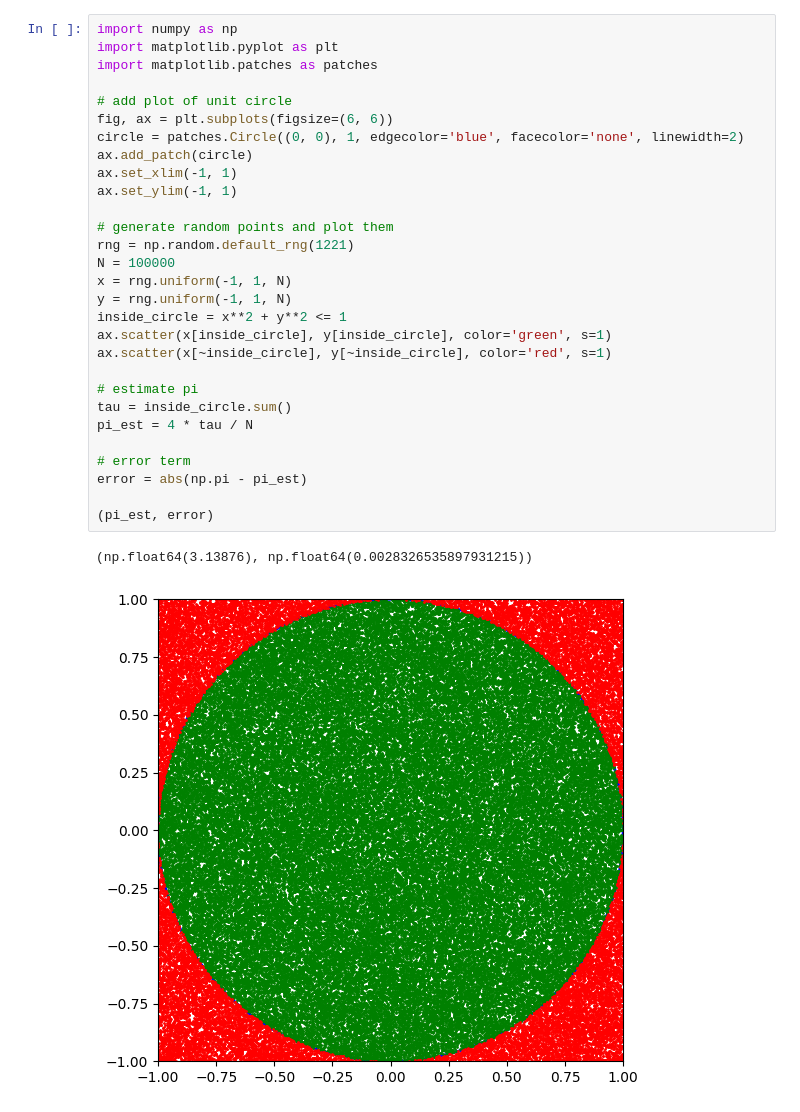
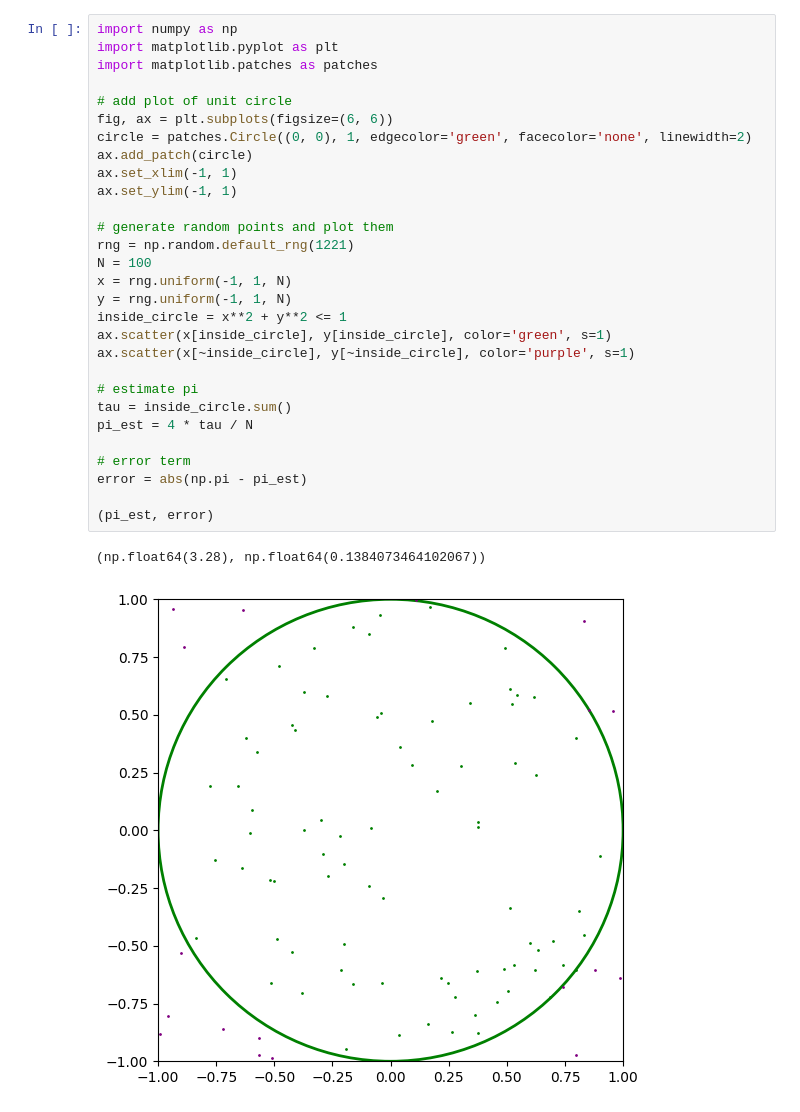
Before and after one commit to dan035-ucsd/MATH-102, a Jupyter notebook: math114/HW1/HW1.ipynb, the cells around one changed output. Drawn from its saved outputs; the diff is of its cells as text.

Commit message:
Math 114 HW 1 colorblind friendly

```diff
--- a/math114/HW1/HW1.ipynb
+++ b/math114/HW1/HW1.ipynb
@@ -1,32 +1,32 @@
 # %%
 import numpy as np
 import matplotlib.pyplot as plt
 import matplotlib.patches as patches
 
 # add plot of unit circle
 fig, ax = plt.subplots(figsize=(6, 6))
-circle = patches.Circle((0, 0), 1, edgecolor='blue', facecolor='none', linewidth=2)
+circle = patches.Circle((0, 0), 1, edgecolor='green', facecolor='none', linewidth=2)
 ax.add_patch(circle)
 ax.set_xlim(-1, 1)
 ax.set_ylim(-1, 1)
 
 # generate random points and plot them
 rng = np.random.default_rng(1221)
-N = 100000
+N = 100
 x = rng.uniform(-1, 1, N)
 y = rng.uniform(-1, 1, N)
 inside_circle = x**2 + y**2 <= 1
 ax.scatter(x[inside_circle], y[inside_circle], color='green', s=1)
-ax.scatter(x[~inside_circle], y[~inside_circle], color='red', s=1)
+ax.scatter(x[~inside_circle], y[~inside_circle], color='purple', s=1)
 
 # estimate pi
 tau = inside_circle.sum()
 pi_est = 4 * tau / N
 
 # error term
 error = abs(np.pi - pi_est)
 
 (pi_est, error)
 # %% [output]
-(np.float64(3.13876), np.float64(0.0028326535897931215))
+(np.float64(3.28), np.float64(0.1384073464102067))
-[figure, old version]
+[figure, new version]
```
Also changed, not shown: 4 other files.
